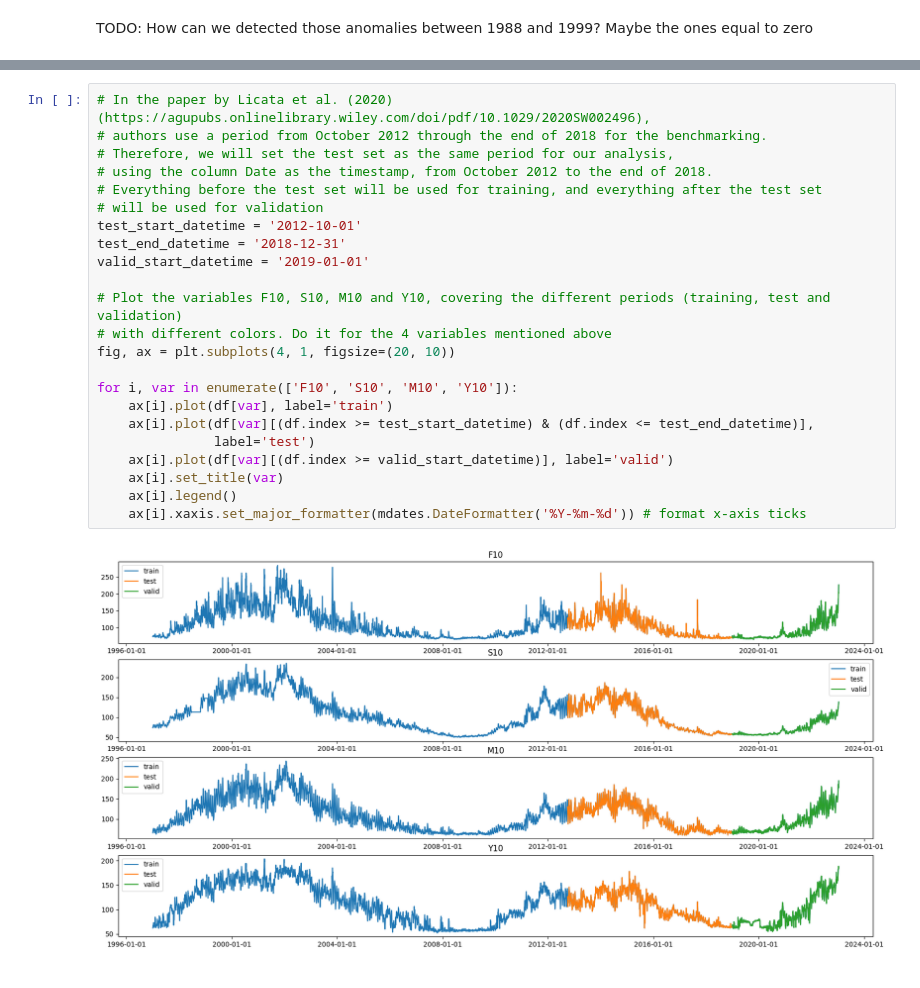
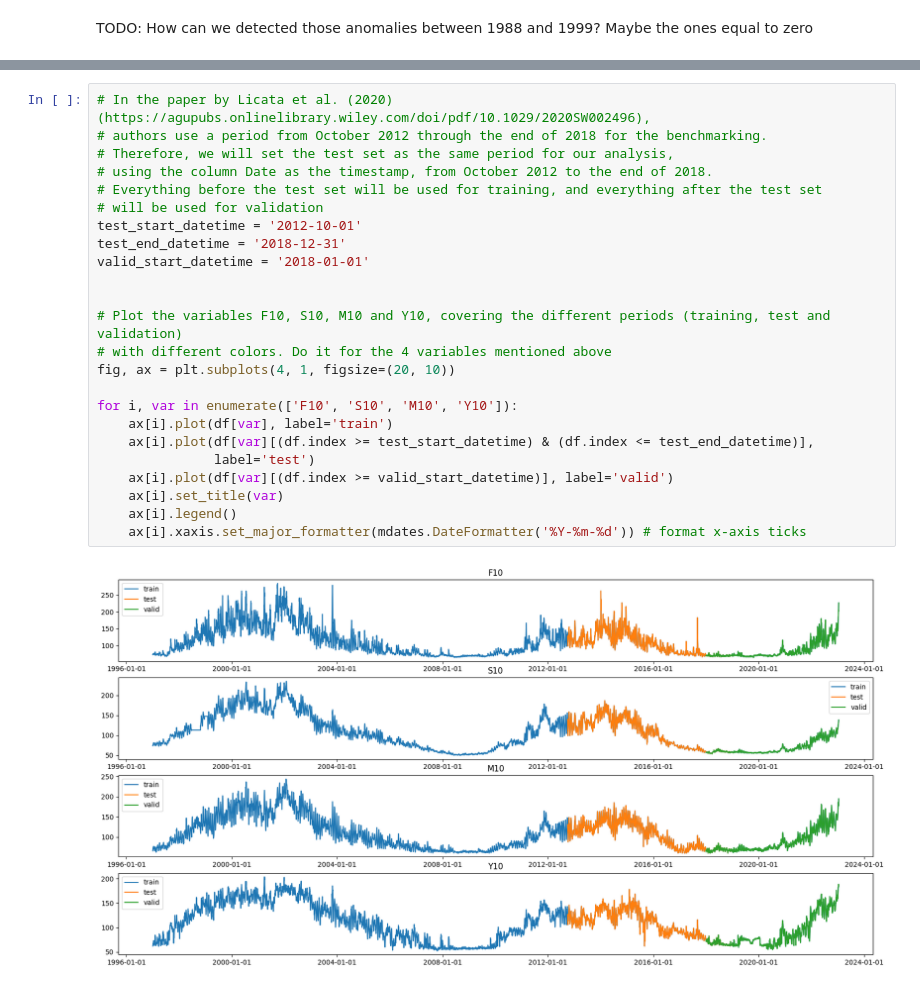
Before and after one commit to ARCLab-MIT/SW-Transformers-Forecaster-Framework, a Jupyter notebook: dev_nbs/00_draftsheet.ipynb, the cells around one changed output, grey strips where cells are left out. Drawn from its saved outputs; the diff is of its cells as text.

```diff
--- a/dev_nbs/00_draftsheet.ipynb
+++ b/dev_nbs/00_draftsheet.ipynb
@@ -193,25 +189,26 @@ Final memory usage  : 751.70 KB  (-40.4%)
 # %%
 # In the paper by Licata et al. (2020) (https://agupubs.onlinelibrary.wiley.com/doi/pdf/10.1029/2020SW002496),
 # authors use a period from October 2012 through the end of 2018 for the benchmarking.
 # Therefore, we will set the test set as the same period for our analysis,
 # using the column Date as the timestamp, from October 2012 to the end of 2018.
 # Everything before the test set will be used for training, and everything after the test set
 # will be used for validation
 test_start_datetime = '2012-10-01'
 test_end_datetime = '2018-12-31'
-valid_start_datetime = '2019-01-01'
+valid_start_datetime = '2018-01-01'
+
 
 # Plot the variables F10, S10, M10 and Y10, covering the different periods (training, test and validation)
 # with different colors. Do it for the 4 variables mentioned above
 fig, ax = plt.subplots(4, 1, figsize=(20, 10))
 
 for i, var in enumerate(['F10', 'S10', 'M10', 'Y10']):
     ax[i].plot(df[var], label='train')
     ax[i].plot(df[var][(df.index >= test_start_datetime) & (df.index <= test_end_datetime)],
                label='test')
     ax[i].plot(df[var][(df.index >= valid_start_datetime)], label='valid')
     ax[i].set_title(var)
     ax[i].legend()
     ax[i].xaxis.set_major_formatter(mdates.DateFormatter('%Y-%m-%d')) # format x-axis ticks
 # %% [output]
-[figure, old version]
+[figure, new version]
```
Also changed, not shown: parts of 4 cells of this notebook.
